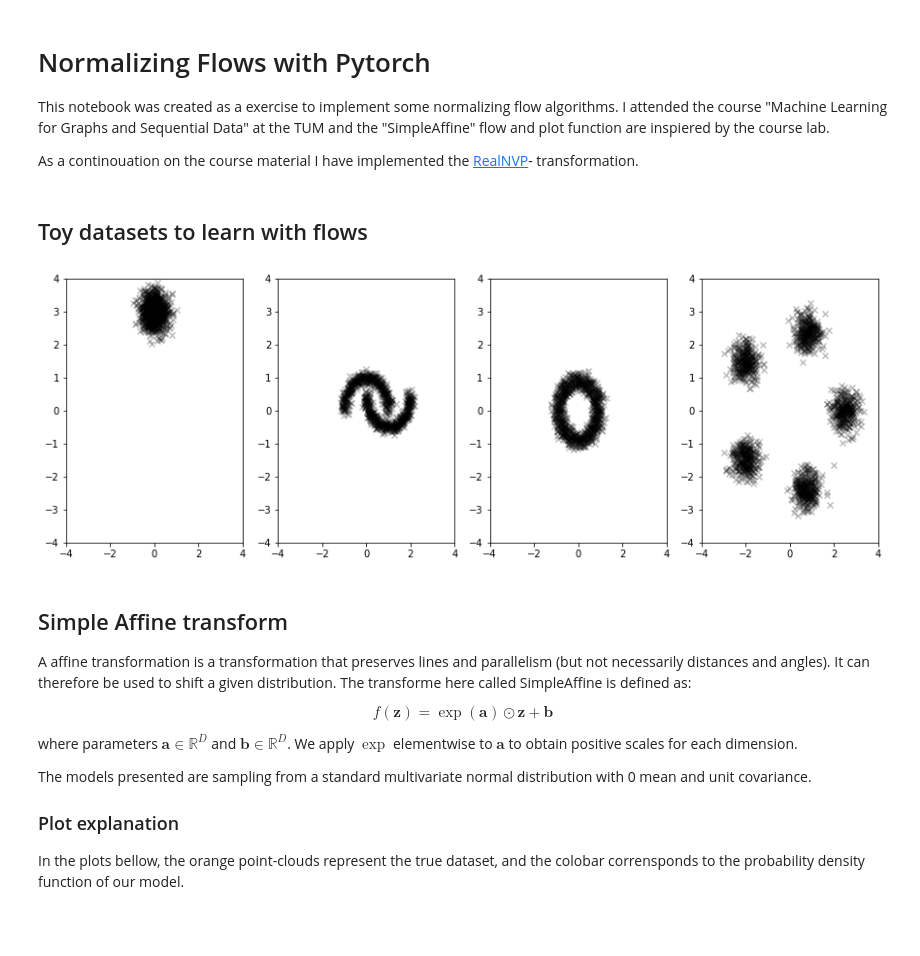
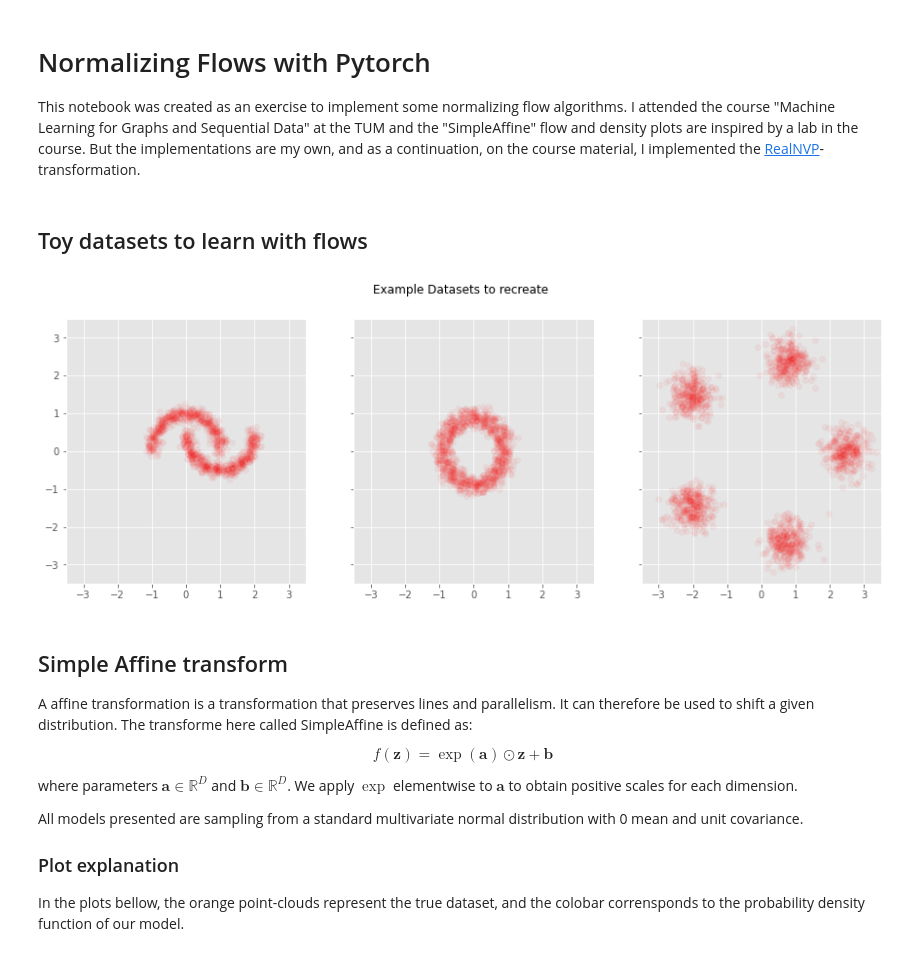
Before and after one commit to AxelNathanson/pytorch-normalizing-flows, a Jupyter notebook: Normalizing Flows with Pytorch.ipynb, the cells around one changed output. Cells and saved outputs as stored; diff of their text form; code cells hidden in the pictures; blank space fills up the shorter version.

Commit message:
Cleaned up the code and generated images

```diff
--- a/Normalizing Flows with Pytorch.ipynb
+++ b/Normalizing Flows with Pytorch.ipynb
@@ -1,9 +1,7 @@
 # %% [markdown]
 # Normalizing Flows with Pytorch
 
-This notebook was created as a exercise to implement some normalizing flow algorithms. I attended the course "Machine Learning for Graphs and Sequential Data" at the TUM and the "SimpleAffine" flow and plot function are inspiered by the course lab.
-
-As a continouation on the course material I have implemented the [RealNVP](https://arxiv.org/pdf/1605.08803.pdf)- transformation.
+This notebook was created as an exercise to implement some normalizing flow algorithms. I attended the course "Machine Learning for Graphs and Sequential Data" at the TUM and the "SimpleAffine" flow and density plots are inspired by a lab in the course. But the implementations are my own, and as a continuation, on the course material, I implemented the [RealNVP](https://arxiv.org/pdf/1605.08803.pdf)- transformation.
 # %%
 import numpy as np
 import pandas as pd
@@ -11,8 +9,10 @@ import matplotlib.pyplot as plt
 import torch
 import tqdm
 
-from utils import FlowDataset, plot_density
+from utils import *
 from flow_models import SimpleAffine, StackSimpleAffine, RealNVP
+
+plt.style.use('ggplot')
 # %%
 # Very simple training loop
 def train(model, data, epochs = 100, batch_size = 64):
@@ -40,19 +40,21 @@ def train(model, data, epochs = 100, batch_size = 64):
 # %% [markdown]
 ## Toy datasets to learn with flows
 # %%
-data_types = ['MultiVariateNormal', 'Moons', 'Circles', 'MultipleGaussians']
-fig, axis = plt.subplots(1, 4, figsize=(15, 5))
+data_types = ['Moons', 'Circles', 'MultipleGaussians']
+fig, axis = plt.subplots(1, 3, figsize=(15, 5), sharex=True, sharey=True)
+
+fig.suptitle('Example Datasets to recreate')
 
 
-for ax, name in zip(axis, data_types):
+for ax, name in zip(axis.flatten(), data_types):
     dataset = FlowDataset(name, factor = .8, noise = .1, num_gaussians = 5)
-    ax.scatter(dataset[:][:,0], dataset[:][:,1], alpha=.25, marker='x', c='black')
-    ax.set(xlim=(-4, 4), ylim=(-4, 4))
+    ax.scatter(dataset[:][:,0], dataset[:][:,1], alpha=.05, c='red')
+    ax.set(xlim=(-3.5, 3.5), ylim=(-3.5, 3.5))
 # %% [output]
-[figure, old version]
+[figure, new version]
 # %% [markdown]
 ## Simple Affine transform
-A affine transformation is a transformation that preserves lines and parallelism (but not necessarily distances and angles). It can therefore be used to shift a given distribution.
+A affine transformation is a transformation that preserves lines and parallelism. It can therefore be used to shift a given distribution.
 The transforme here called SimpleAffine is defined as:
 
 $$f(\mathbf{z})= \exp(\mathbf{a}) \odot \mathbf{z} + \mathbf{b}$$
@@ -60,7 +62,7 @@ $$f(\mathbf{z})= \exp(\mathbf{a}) \odot \mathbf{z} + \mathbf{b}$$
 where parameters $\mathbf{a} \in \mathbb{R}^{D}$ and $\mathbf{b} \in \mathbb{R}^{D}$.
 We apply $\exp$ elementwise to $\mathbf{a}$ to obtain positive scales for each dimension.
 
-The models presented are sampling from a standard multivariate normal distribution with 0 mean and unit covariance.
+All models presented are sampling from a standard multivariate normal distribution with 0 mean and unit covariance.
 
 
 ### Plot explanation
```
Also changed, not shown: parts of 10 cells of this notebook, 6 other files.
